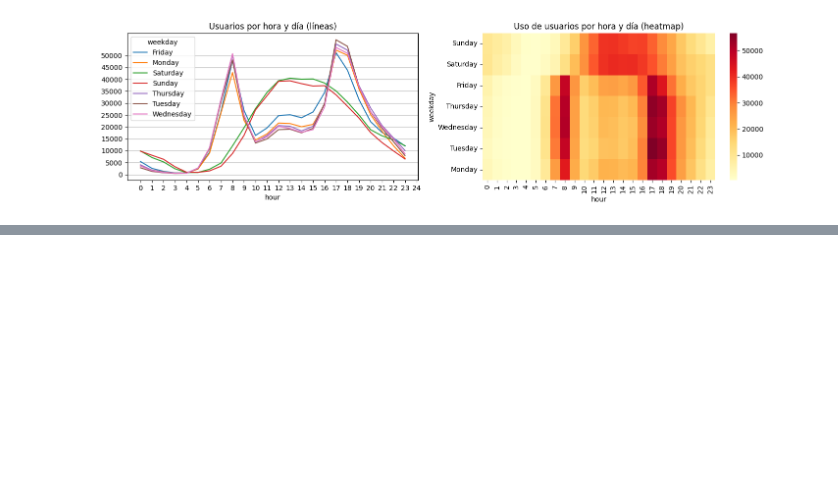
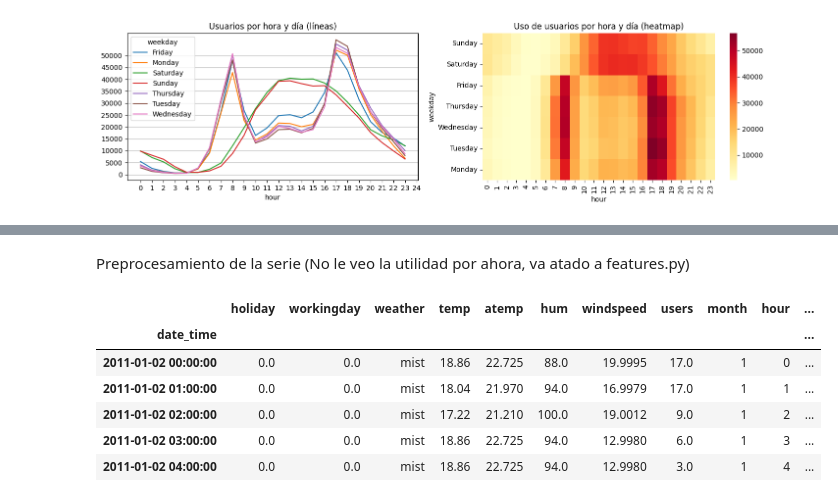
Before and after one commit to jheinsonand/Prediccion_uso_bicicletas, a Jupyter notebook: notebooks/01_eda_preprocess.ipynb, the cells around one changed output, grey strips where cells are left out. Drawn from its saved outputs; the diff is of its cells as text; code cells hidden in the pictures; blank space fills up the shorter version.

```diff
--- a/notebooks/01_eda_preprocess.ipynb
+++ b/notebooks/01_eda_preprocess.ipynb
@@ -240,0 +278,20 @@ plt.show()
+# %% [markdown]
+Preprocesamiento de la serie (No le veo la utilidad por ahora, va atado a features.py)
+# %%
+import sys
+sys.path.append('../src')
+
+from features import add_time_features, add_lag_features
+
+df_features = add_time_features(df)
+df_features = add_lag_features(df_features, target_col="users")
+
+df_features.head()
+# %% [output]
+|  | holiday | workingday | weather | temp | atemp | hum | windspeed | users | month | hour | ... |
+| date_time |  |  |  |  |  |  |  |  |  |  | ... |
+| 2011-01-02 00:00:00 | 0.0 | 0.0 | mist | 18.86 | 22.725 | 88.0 | 19.9995 | 17.0 | 1 | 0 | ... |
+| 2011-01-02 01:00:00 | 0.0 | 0.0 | mist | 18.04 | 21.970 | 94.0 | 16.9979 | 17.0 | 1 | 1 | ... |
+| 2011-01-02 02:00:00 | 0.0 | 0.0 | mist | 17.22 | 21.210 | 100.0 | 19.0012 | 9.0 | 1 | 2 | ... |
+| 2011-01-02 03:00:00 | 0.0 | 0.0 | mist | 18.86 | 22.725 | 94.0 | 12.9980 | 6.0 | 1 | 3 | ... |
+| 2011-01-02 04:00:00 | 0.0 | 0.0 | mist | 18.86 | 22.725 | 94.0 | 12.9980 | 3.0 | 1 | 4 | ... |
```
Also changed, not shown: parts of 10 cells of this notebook, 2 other files.
